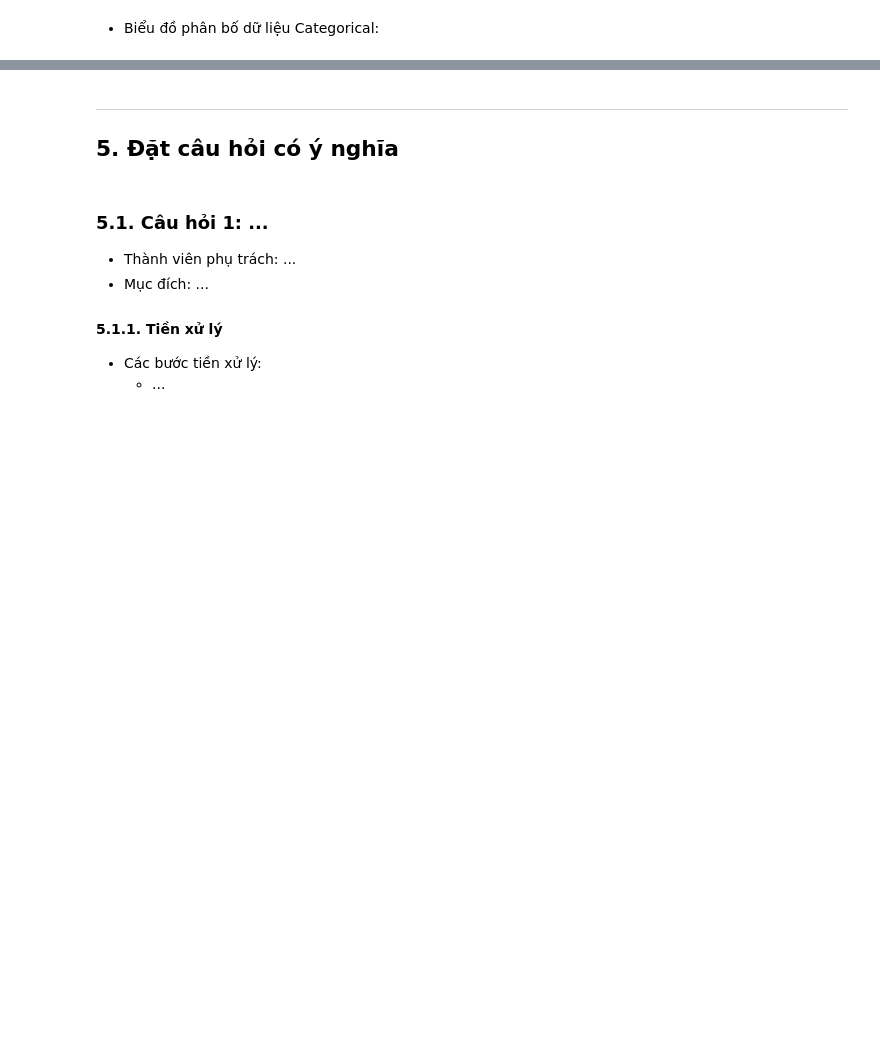
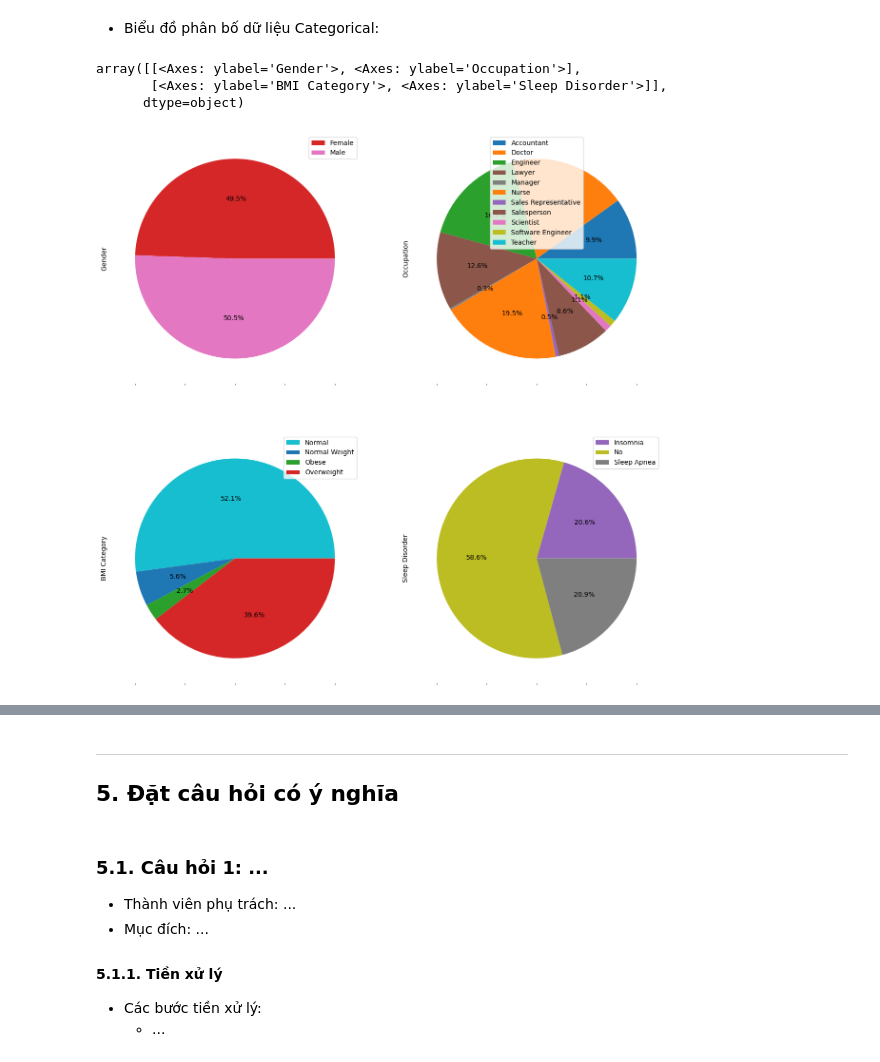
Before and after one commit to khiemnguyen812/Final_Prj_CSC17104_21KHDL1, a Jupyter notebook: Notebook.ipynb, the cells around one changed output, grey strips where cells are left out. Saved outputs shown, nothing was run; the diff lists cells and outputs as text; code cells hidden in the pictures; blank space fills up the shorter version.

```diff
--- a/Notebook.ipynb
+++ b/Notebook.ipynb
@@ -90,0 +108,4 @@ print("Dữ liệu có duplicate? :", is_duplicated)
+# %%
+# TODO: Xử lý các dòng bị thiếu
+df['Sleep Disorder'].fillna('No', inplace=True)
+df['Sleep Disorder'].value_counts()
@@ -91,2 +120,5 @@ print("Dữ liệu có duplicate? :", is_duplicated)
 # %%
 # TODO: Chuyển đổi kiểu dữ liệu cho đúng
+df[['Systolic', 'Diastolic']] = df['Blood Pressure'].str.extract(r'(\d+)\/(\d+)')
+df.drop('Blood Pressure', axis=1, inplace=True)
+df.sample(5)
@@ -115,5 +154,8 @@ numeric_col_profile
 # TODO: Tính các giá trị unique của mỗi cột, và 1 dictionary ứng với mỗi cột có key là giá trị unique, value là số lượng của nó trong cột
 # Lưu vào 'single_cate_profile' là 1 dataframe có index là số lượng unique của cột và dictionary tương ứng
 # có col là các cột của df
+categoricals = df[['Gender', 'Occupation', 'BMI Category', 'Sleep Disorder']]
+distribution = categoricals.agg(lambda column: column.value_counts().to_dict())
+single_cate_profile = pd.DataFrame([categoricals.describe().iloc[1], distribution], index=["num_diff_vals", "distribution"])
 
 single_cate_profile
@@ -121,5 +167,12 @@ single_cate_profile
 - Biểu đồ phân bố dữ liệu Categorical:
 # %%
 # TODO: In ra biểu đồ hình tròn (pie chart) phân bố dữ liệu Categorical dựa vào 'single_cate_profile'
-# Ghi rõ chú thích cho từng biểu đồ
+# Ghi rõ chú thích cho từng biểu đồ.
+counts = categoricals.agg(lambda column: column.value_counts()).fillna(0)
+counts.plot.pie(subplots=True, layout=(2, 2), figsize=(15, 15), labeldistance=None, autopct=lambda p: '{:.1f}%'.format(round(p, 1)) if p > 0 else '')
+# %% [output]
+array([[<Axes: ylabel='Gender'>, <Axes: ylabel='Occupation'>],
+       [<Axes: ylabel='BMI Category'>, <Axes: ylabel='Sleep Disorder'>]],
+      dtype=object)
+[figure, added]
 # %% [markdown]
```
Also changed, not shown: parts of 11 cells of this notebook.
